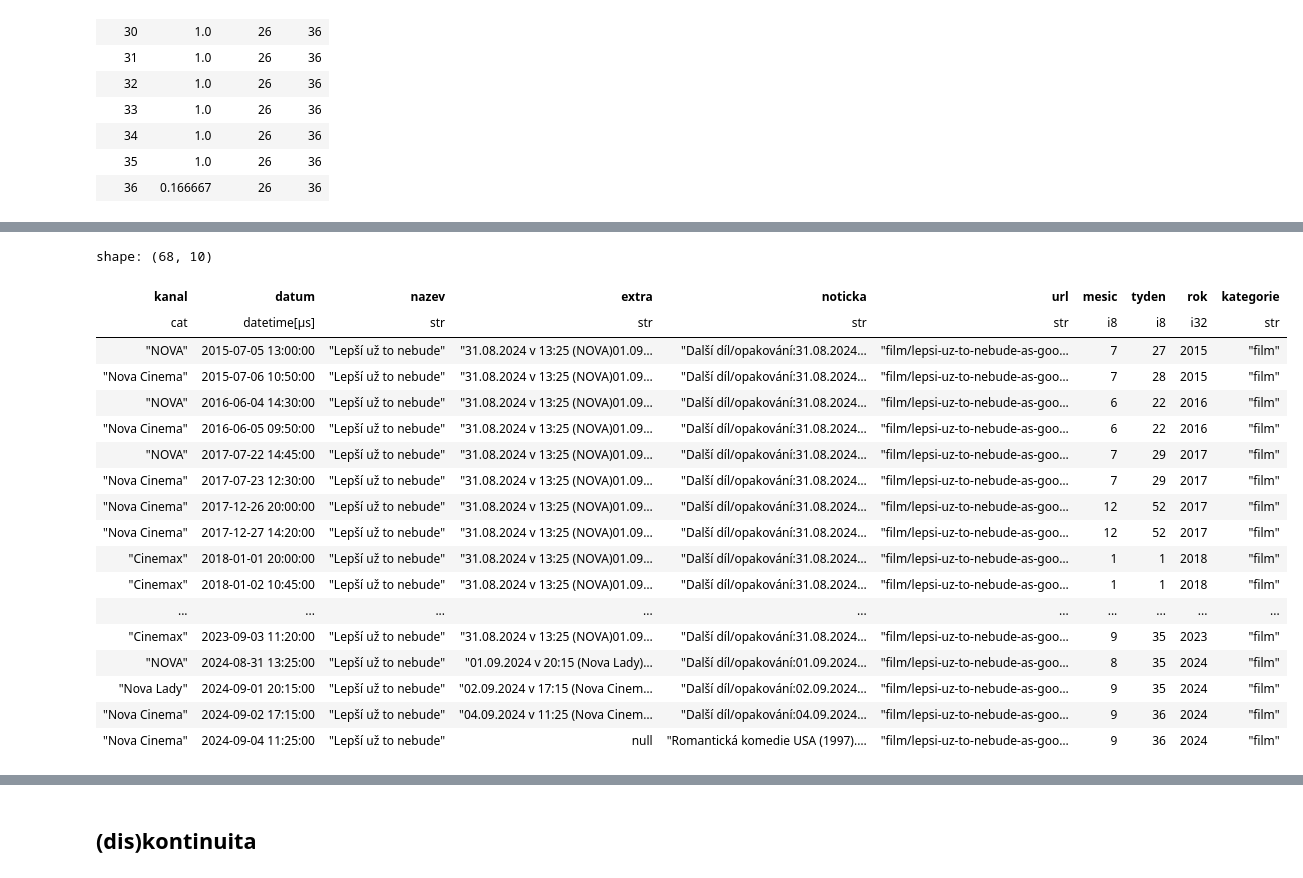
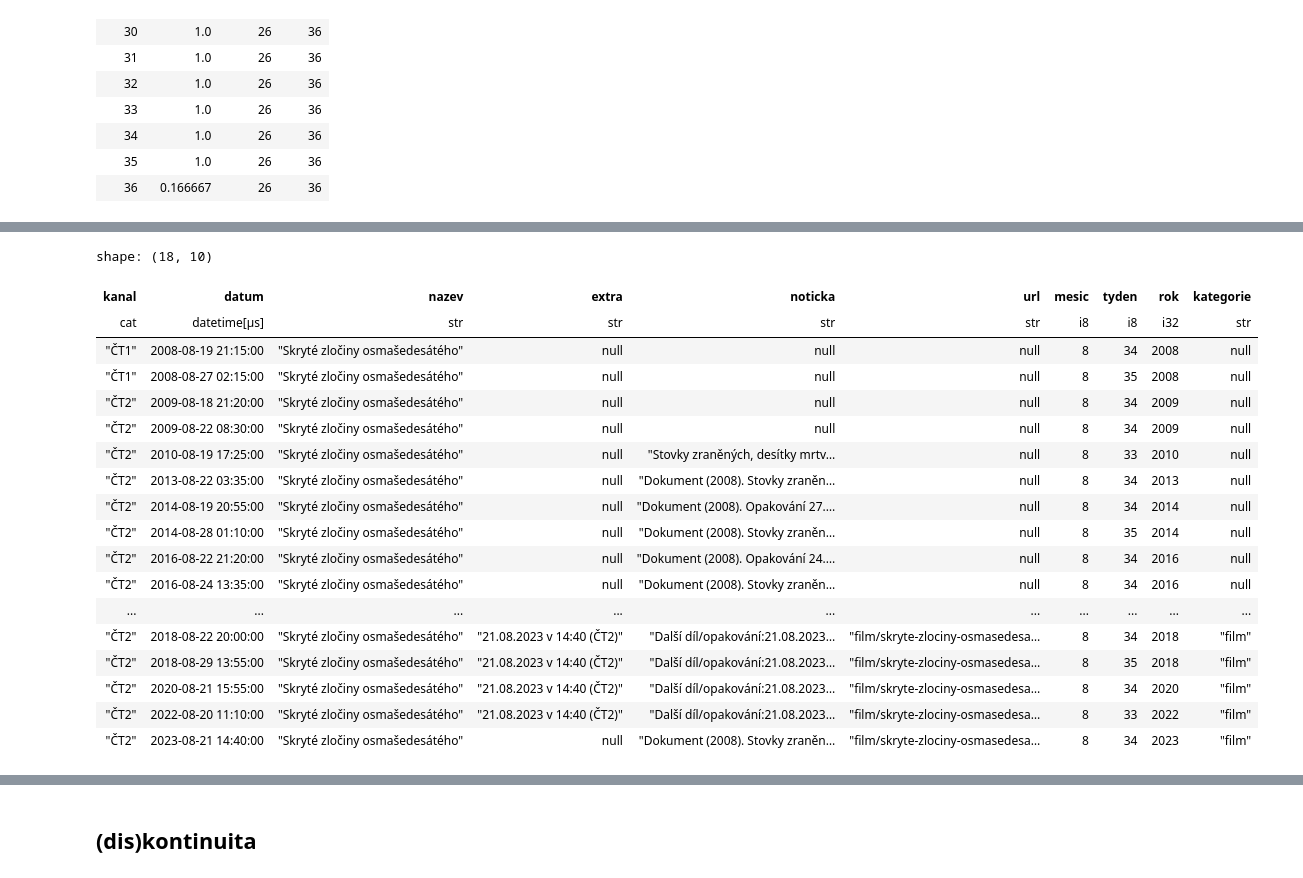
Before and after one commit to DataRozhlas/televizni-programy, a Jupyter notebook: 104_leto.ipynb, the cells around one changed output, grey strips where cells are left out. Cells and saved outputs as stored; diff of their text form; code cells hidden in the pictures.

```diff
--- a/104_leto.ipynb
+++ b/104_leto.ipynb
@@ -465,24 +461,24 @@ terminy
 # %% [output]
 [interactive output not drawn]
 # %%
-df.filter(pl.col("nazev").str.contains("Lepší už"))
+df.filter(pl.col("nazev").str.contains("Skryté zločiny osma"))
 # %% [output]
-shape: (68, 10)
+shape: (18, 10)
 | kanal | datum | nazev | extra | noticka | url | mesic | tyden | rok | kategorie |
 | cat | datetime[μs] | str | str | str | str | i8 | i8 | i32 | str |
-| "NOVA" | 2015-07-05 13:00:00 | "Lepší už to nebude" | "31.08.2024 v 13:25 (NOVA)01.09… | "Další díl/opakování:31.08.2024… | "film/lepsi-uz-to-nebude-as-goo… | 7 | 27 | 2015 | "film" |
-| "Nova Cinema" | 2015-07-06 10:50:00 | "Lepší už to nebude" | "31.08.2024 v 13:25 (NOVA)01.09… | "Další díl/opakování:31.08.2024… | "film/lepsi-uz-to-nebude-as-goo… | 7 | 28 | 2015 | "film" |
-| "NOVA" | 2016-06-04 14:30:00 | "Lepší už to nebude" | "31.08.2024 v 13:25 (NOVA)01.09… | "Další díl/opakování:31.08.2024… | "film/lepsi-uz-to-nebude-as-goo… | 6 | 22 | 2016 | "film" |
-| "Nova Cinema" | 2016-06-05 09:50:00 | "Lepší už to nebude" | "31.08.2024 v 13:25 (NOVA)01.09… | "Další díl/opakování:31.08.2024… | "film/lepsi-uz-to-nebude-as-goo… | 6 | 22 | 2016 | "film" |
-| "NOVA" | 2017-07-22 14:45:00 | "Lepší už to nebude" | "31.08.2024 v 13:25 (NOVA)01.09… | "Další díl/opakování:31.08.2024… | "film/lepsi-uz-to-nebude-as-goo… | 7 | 29 | 2017 | "film" |
-| "Nova Cinema" | 2017-07-23 12:30:00 | "Lepší už to nebude" | "31.08.2024 v 13:25 (NOVA)01.09… | "Další díl/opakování:31.08.2024… | "film/lepsi-uz-to-nebude-as-goo… | 7 | 29 | 2017 | "film" |
-| "Nova Cinema" | 2017-12-26 20:00:00 | "Lepší už to nebude" | "31.08.2024 v 13:25 (NOVA)01.09… | "Další díl/opakování:31.08.2024… | "film/lepsi-uz-to-nebude-as-goo… | 12 | 52 | 2017 | "film" |
-| "Nova Cinema" | 2017-12-27 14:20:00 | "Lepší už to nebude" | "31.08.2024 v 13:25 (NOVA)01.09… | "Další díl/opakování:31.08.2024… | "film/lepsi-uz-to-nebude-as-goo… | 12 | 52 | 2017 | "film" |
-| "Cinemax" | 2018-01-01 20:00:00 | "Lepší už to nebude" | "31.08.2024 v 13:25 (NOVA)01.09… | "Další díl/opakování:31.08.2024… | "film/lepsi-uz-to-nebude-as-goo… | 1 | 1 | 2018 | "film" |
-| "Cinemax" | 2018-01-02 10:45:00 | "Lepší už to nebude" | "31.08.2024 v 13:25 (NOVA)01.09… | "Další díl/opakování:31.08.2024… | "film/lepsi-uz-to-nebude-as-goo… | 1 | 1 | 2018 | "film" |
+| "ČT1" | 2008-08-19 21:15:00 | "Skryté zločiny osmašedesátého" | null | null | null | 8 | 34 | 2008 | null |
+| "ČT1" | 2008-08-27 02:15:00 | "Skryté zločiny osmašedesátého" | null | null | null | 8 | 35 | 2008 | null |
+| "ČT2" | 2009-08-18 21:20:00 | "Skryté zločiny osmašedesátého" | null | null | null | 8 | 34 | 2009 | null |
+| "ČT2" | 2009-08-22 08:30:00 | "Skryté zločiny osmašedesátého" | null | null | null | 8 | 34 | 2009 | null |
+| "ČT2" | 2010-08-19 17:25:00 | "Skryté zločiny osmašedesátého" | null | "Stovky zraněných, desítky mrtv… | null | 8 | 33 | 2010 | null |
+| "ČT2" | 2013-08-22 03:35:00 | "Skryté zločiny osmašedesátého" | null | "Dokument (2008). Stovky zraněn… | null | 8 | 34 | 2013 | null |
+| "ČT2" | 2014-08-19 20:55:00 | "Skryté zločiny osmašedesátého" | null | "Dokument (2008). Opakování 27.… | null | 8 | 34 | 2014 | null |
+| "ČT2" | 2014-08-28 01:10:00 | "Skryté zločiny osmašedesátého" | null | "Dokument (2008). Stovky zraněn… | null | 8 | 35 | 2014 | null |
+| "ČT2" | 2016-08-22 21:20:00 | "Skryté zločiny osmašedesátého" | null | "Dokument (2008). Opakování 24.… | null | 8 | 34 | 2016 | null |
+| "ČT2" | 2016-08-24 13:35:00 | "Skryté zločiny osmašedesátého" | null | "Dokument (2008). Stovky zraněn… | null | 8 | 34 | 2016 | null |
 | ... | ... | ... | ... | ... | ... | ... | ... | ... | ... |
-| "Cinemax" | 2023-09-03 11:20:00 | "Lepší už to nebude" | "31.08.2024 v 13:25 (NOVA)01.09… | "Další díl/opakování:31.08.2024… | "film/lepsi-uz-to-nebude-as-goo… | 9 | 35 | 2023 | "film" |
-| "NOVA" | 2024-08-31 13:25:00 | "Lepší už to nebude" | "01.09.2024 v 20:15 (Nova Lady)… | "Další díl/opakování:01.09.2024… | "film/lepsi-uz-to-nebude-as-goo… | 8 | 35 | 2024 | "film" |
-| "Nova Lady" | 2024-09-01 20:15:00 | "Lepší už to nebude" | "02.09.2024 v 17:15 (Nova Cinem… | "Další díl/opakování:02.09.2024… | "film/lepsi-uz-to-nebude-as-goo… | 9 | 35 | 2024 | "film" |
-| "Nova Cinema" | 2024-09-02 17:15:00 | "Lepší už to nebude" | "04.09.2024 v 11:25 (Nova Cinem… | "Další díl/opakování:04.09.2024… | "film/lepsi-uz-to-nebude-as-goo… | 9 | 36 | 2024 | "film" |
-| "Nova Cinema" | 2024-09-04 11:25:00 | "Lepší už to nebude" | null | "Romantická komedie USA (1997).… | "film/lepsi-uz-to-nebude-as-goo… | 9 | 36 | 2024 | "film" |
+| "ČT2" | 2018-08-22 20:00:00 | "Skryté zločiny osmašedesátého" | "21.08.2023 v 14:40 (ČT2)" | "Další díl/opakování:21.08.2023… | "film/skryte-zlociny-osmasedesa… | 8 | 34 | 2018 | "film" |
+| "ČT2" | 2018-08-29 13:55:00 | "Skryté zločiny osmašedesátého" | "21.08.2023 v 14:40 (ČT2)" | "Další díl/opakování:21.08.2023… | "film/skryte-zlociny-osmasedesa… | 8 | 35 | 2018 | "film" |
+| "ČT2" | 2020-08-21 15:55:00 | "Skryté zločiny osmašedesátého" | "21.08.2023 v 14:40 (ČT2)" | "Další díl/opakování:21.08.2023… | "film/skryte-zlociny-osmasedesa… | 8 | 34 | 2020 | "film" |
+| "ČT2" | 2022-08-20 11:10:00 | "Skryté zločiny osmašedesátého" | "21.08.2023 v 14:40 (ČT2)" | "Další díl/opakování:21.08.2023… | "film/skryte-zlociny-osmasedesa… | 8 | 33 | 2022 | "film" |
+| "ČT2" | 2023-08-21 14:40:00 | "Skryté zločiny osmašedesátého" | null | "Dokument (2008). Stovky zraněn… | "film/skryte-zlociny-osmasedesa… | 8 | 34 | 2023 | "film" |
```
Also changed, not shown: parts of 49 cells of this notebook, 4 other files.
